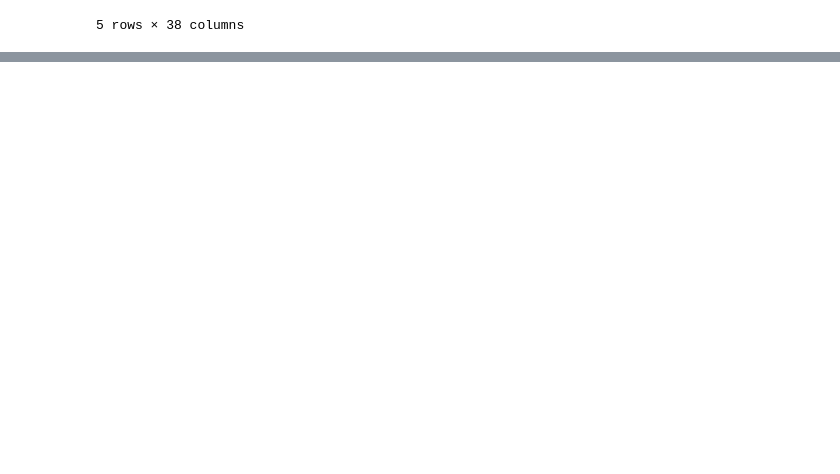
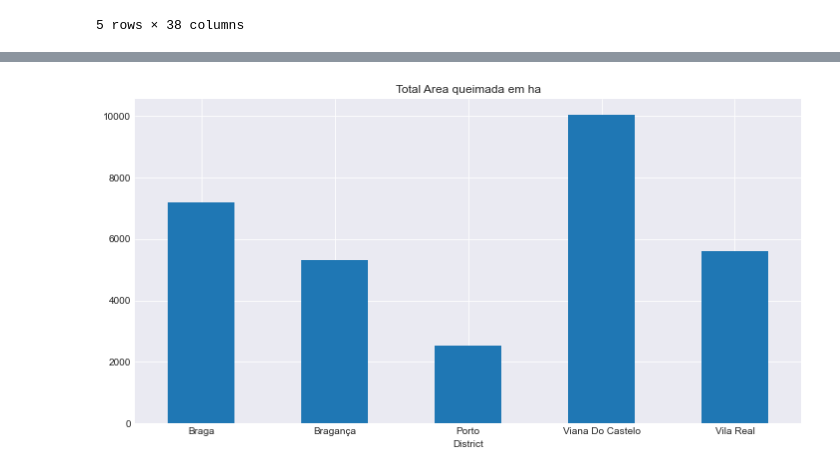
Before and after one commit to Sandokhan/mdse-stats, a Jupyter notebook: wildfire.ipynb, the cells around one changed output, grey strips where cells are left out. Drawn from its saved outputs; the diff is of its cells as text; code cells hidden in the pictures; blank space fills up the shorter version.

```diff
--- a/wildfire.ipynb
+++ b/wildfire.ipynb
@@ -118,0 +273,7 @@ plt.show()
+# %%
+north.groupby('District')['AreaTotal'].sum().plot(kind='bar');
+plt.title('Total Area queimada em ha')
+plt.xticks(rotation=0)
+plt.show()
+# %% [output]
+[figure, added]
```
Also changed, not shown: parts of 23 cells of this notebook.
